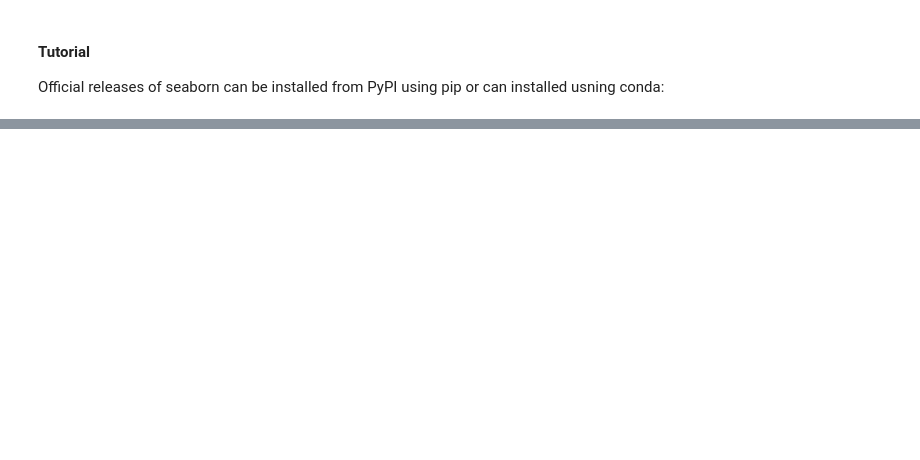
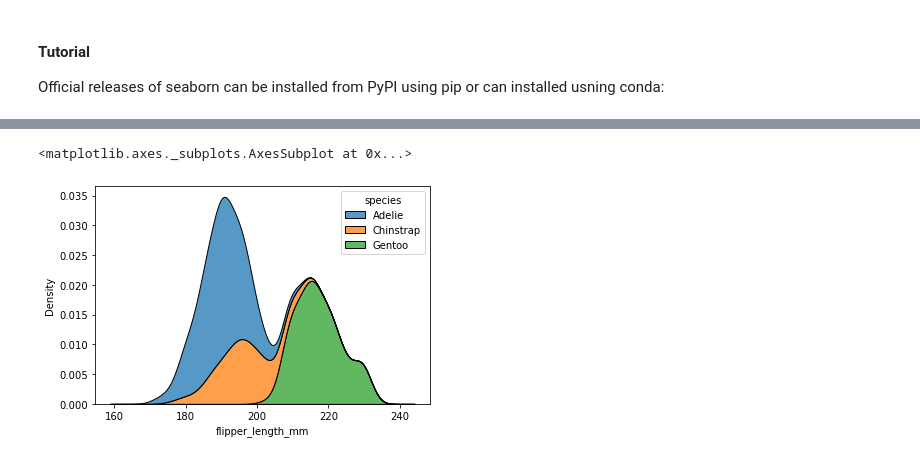
Before and after one commit to jahromi/TechTalk, a Jupyter notebook: python/notebooks/Seaborn.ipynb, the cells around one changed output, grey strips where cells are left out. Saved outputs shown, nothing was run; the diff lists cells and outputs as text; code cells hidden in the pictures; blank space fills up the shorter version.

```diff
--- a/python/notebooks/Seaborn.ipynb
+++ b/python/notebooks/Seaborn.ipynb
@@ -28,0 +54,5 @@ import pandas as pd
+# %%
+sns.kdeplot(data=penguins, x="flipper_length_mm", hue="species", multiple="stack")
+# %% [output]
+<matplotlib.axes._subplots.AxesSubplot at 0x...>
+[figure, added]
```
Also changed, not shown: parts of 11 cells of this notebook.
